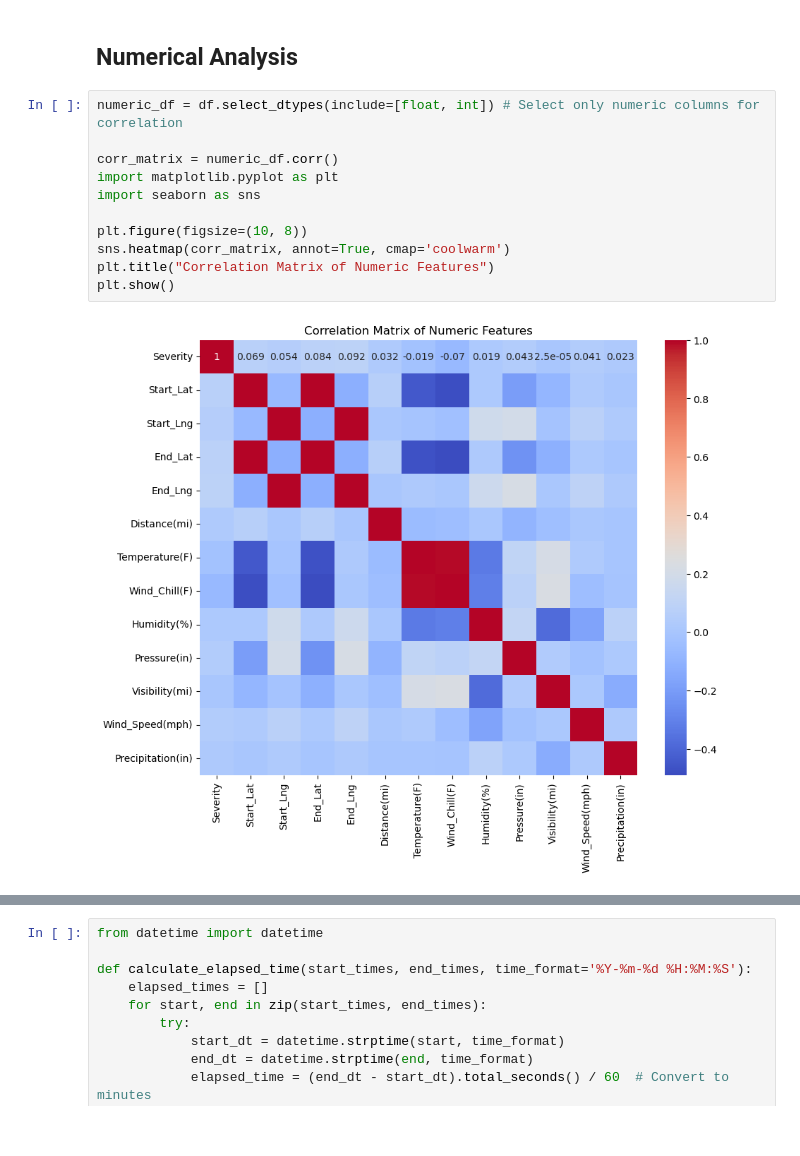
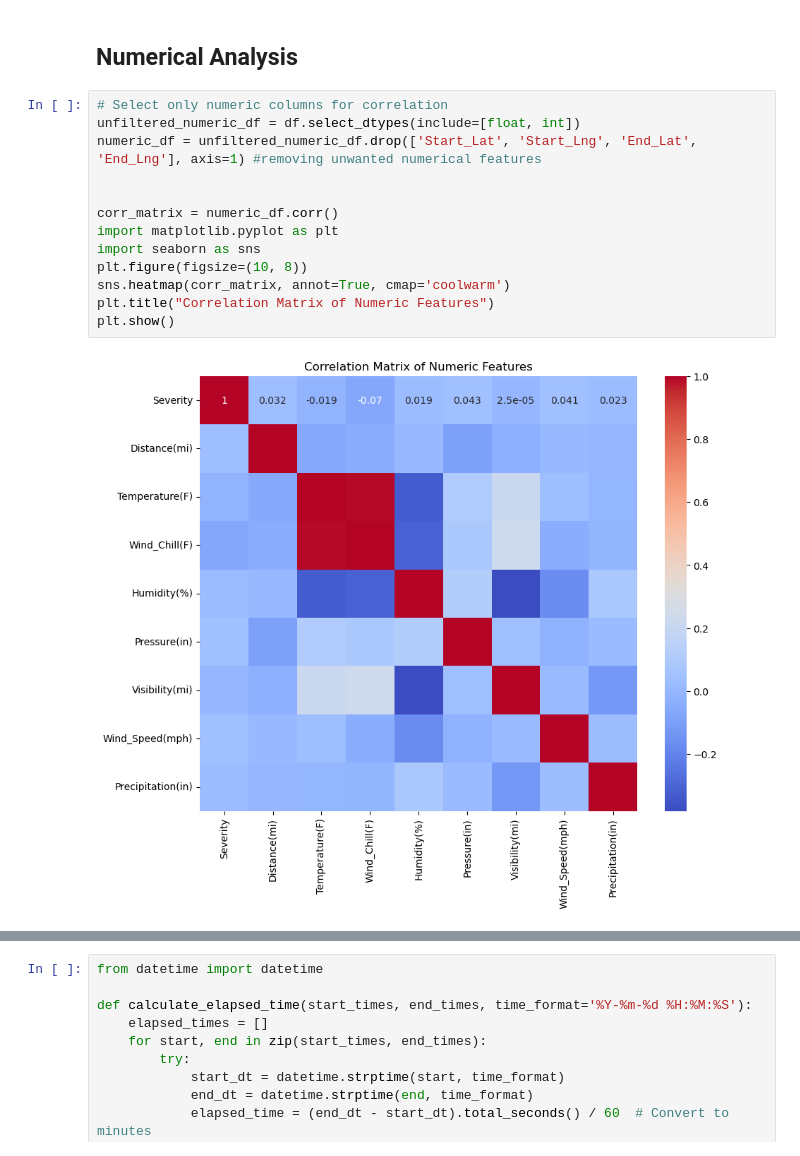
Before and after one commit to tikkikkit21/TrafficAccidentPrediction, a Jupyter notebook: process_dataset.ipynb, the cells around one changed output, grey strips where cells are left out. Drawn from its saved outputs; the diff is of its cells as text.

```diff
--- a/process_dataset.ipynb
+++ b/process_dataset.ipynb
@@ -163,15 +163,17 @@ Count: 205
 # %% [markdown]
 ## Numerical Analysis
 # %%
-numeric_df = df.select_dtypes(include=[float, int]) # Select only numeric columns for correlation
+# Select only numeric columns for correlation
+unfiltered_numeric_df = df.select_dtypes(include=[float, int])
+numeric_df = unfiltered_numeric_df.drop(['Start_Lat', 'Start_Lng', 'End_Lat', 'End_Lng'], axis=1) #removing unwanted numerical features
+
 
 corr_matrix = numeric_df.corr()
 import matplotlib.pyplot as plt
 import seaborn as sns
-
 plt.figure(figsize=(10, 8))
 sns.heatmap(corr_matrix, annot=True, cmap='coolwarm')
 plt.title("Correlation Matrix of Numeric Features")
 plt.show()
 # %% [output]
-[figure, old version]
+[figure, new version]
```
Also changed, not shown: parts of 18 cells of this notebook.
